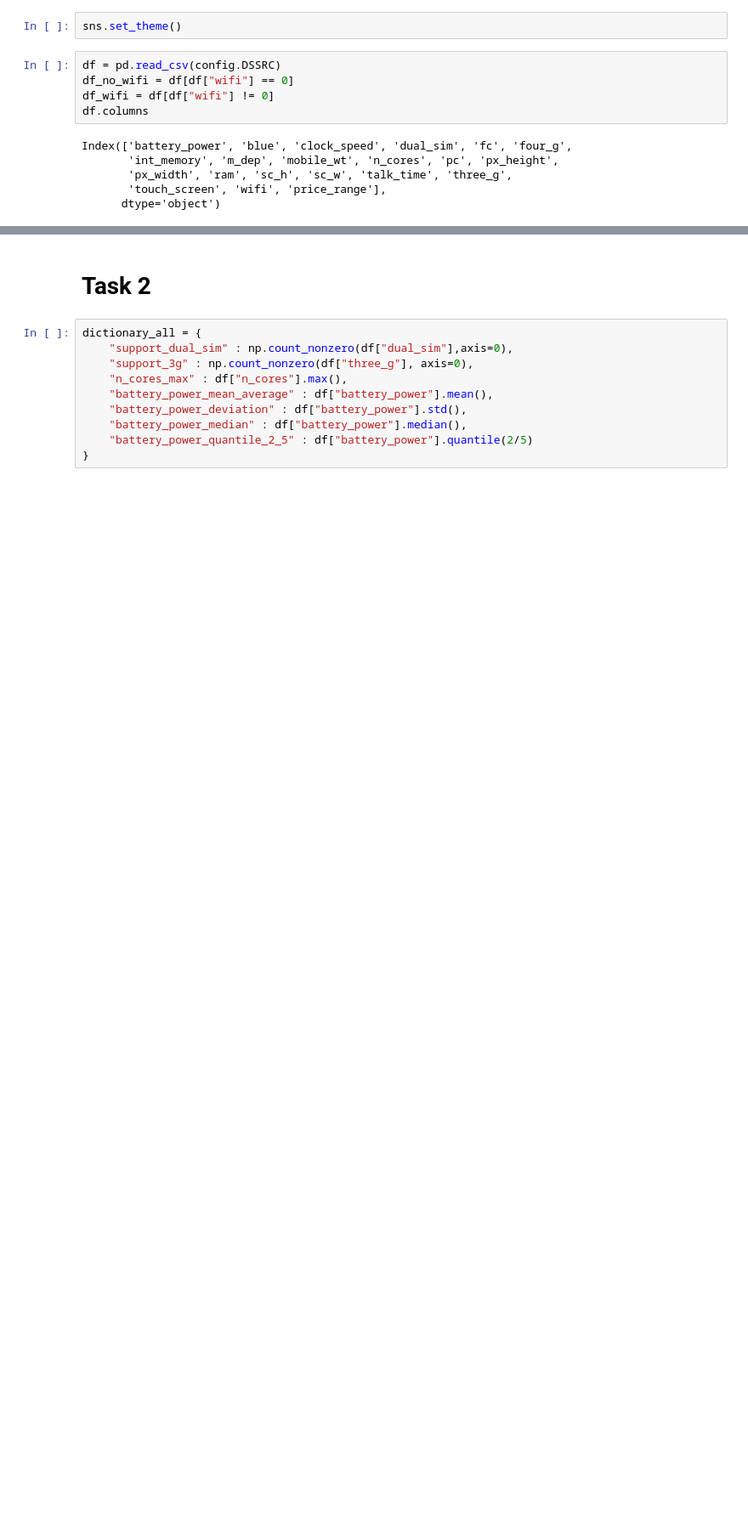
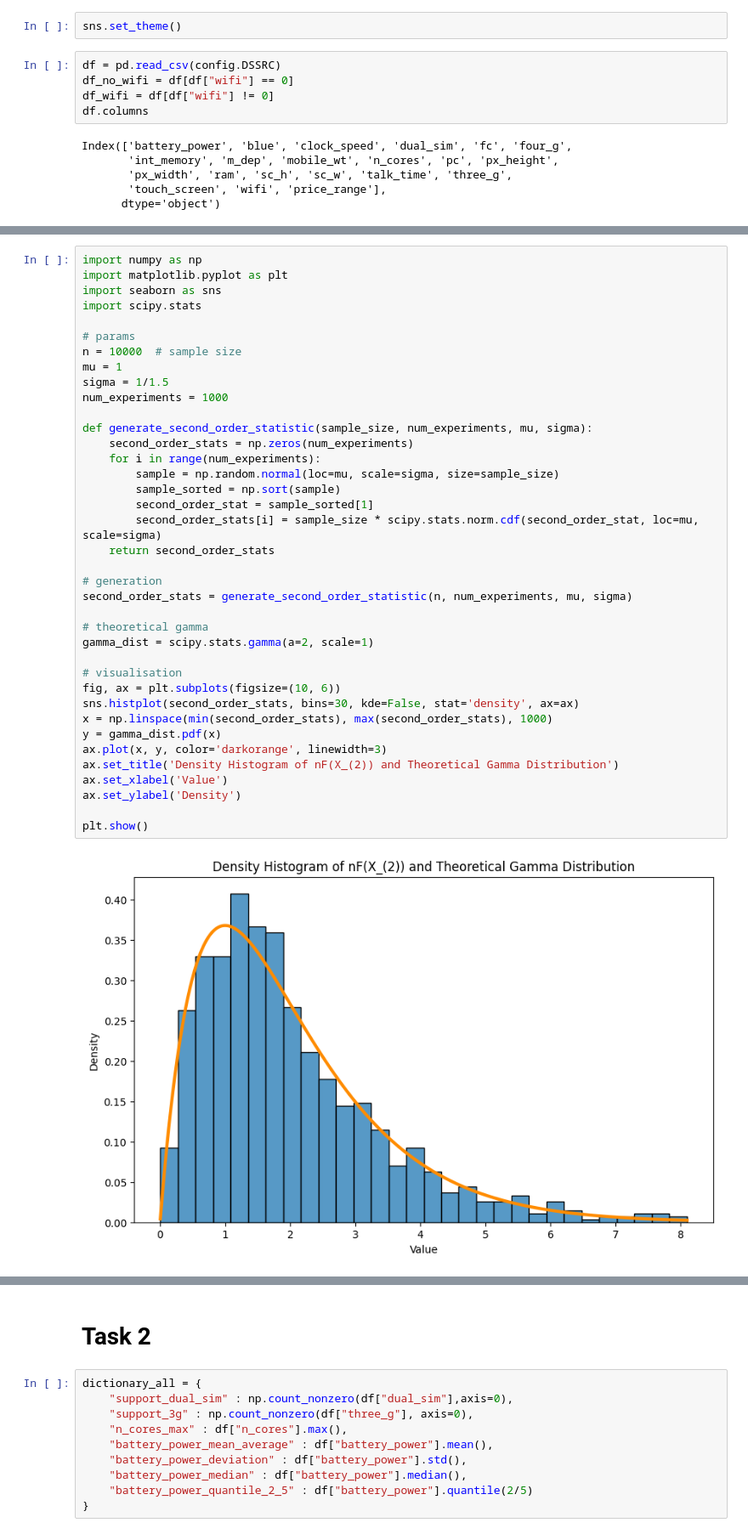
Before and after one commit to AntonSexov/statistics, a Jupyter notebook: lab_1/src/main.ipynb, the cells around one changed output, grey strips where cells are left out. Shown at 85% size. Cells and saved outputs as stored; diff of their text form; blank space fills up the shorter version.

```diff
--- a/lab_1/src/main.ipynb
+++ b/lab_1/src/main.ipynb
@@ -22,0 +79,40 @@ Index(['battery_power', 'blue', 'clock_speed', 'dual_sim', 'fc', 'four_g',
+# %%
+import numpy as np
+import matplotlib.pyplot as plt
+import seaborn as sns
+import scipy.stats
+
+# params
+n = 10000  # sample size
+mu = 1
+sigma = 1/1.5
+num_experiments = 1000
+
+def generate_second_order_statistic(sample_size, num_experiments, mu, sigma):
+    second_order_stats = np.zeros(num_experiments)
+    for i in range(num_experiments):
+        sample = np.random.normal(loc=mu, scale=sigma, size=sample_size)
+        sample_sorted = np.sort(sample)
+        second_order_stat = sample_sorted[1]
+        second_order_stats[i] = sample_size * scipy.stats.norm.cdf(second_order_stat, loc=mu, scale=sigma)
+    return second_order_stats
+
+# generation
+second_order_stats = generate_second_order_statistic(n, num_experiments, mu, sigma)
+
+# theoretical gamma
+gamma_dist = scipy.stats.gamma(a=2, scale=1)
+
+# visualisation
+fig, ax = plt.subplots(figsize=(10, 6))
+sns.histplot(second_order_stats, bins=30, kde=False, stat='density', ax=ax)
+x = np.linspace(min(second_order_stats), max(second_order_stats), 1000)
+y = gamma_dist.pdf(x)
+ax.plot(x, y, color='darkorange', linewidth=3)
+ax.set_title('Density Histogram of nF(X_(2)) and Theoretical Gamma Distribution')
+ax.set_xlabel('Value')
+ax.set_ylabel('Density')
+
+plt.show()
+# %% [output]
+[figure, added]
```
Also changed, not shown: parts of 3 cells of this notebook.
